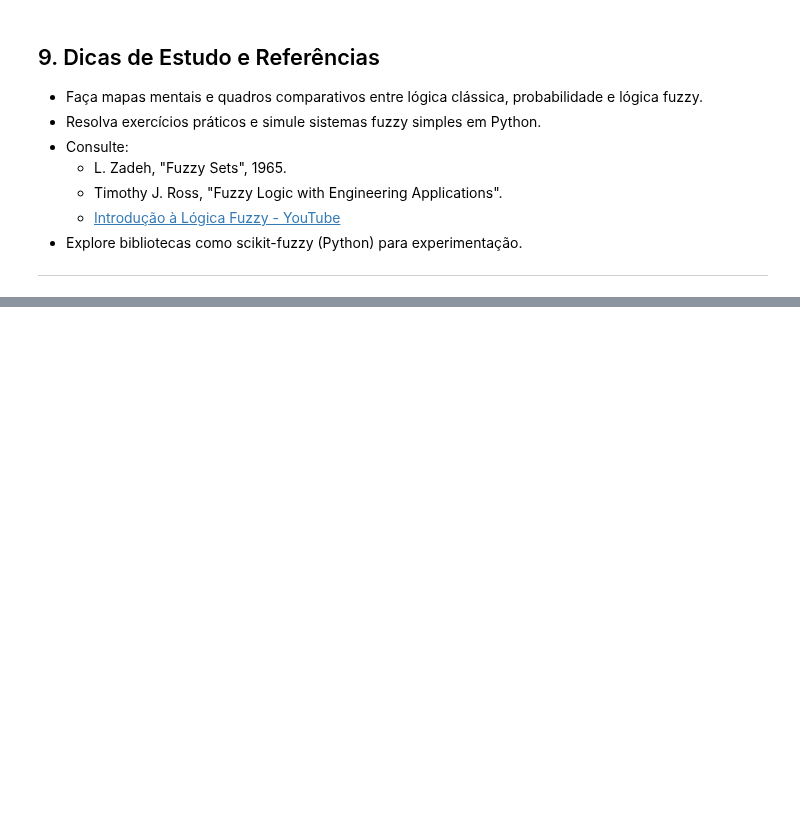
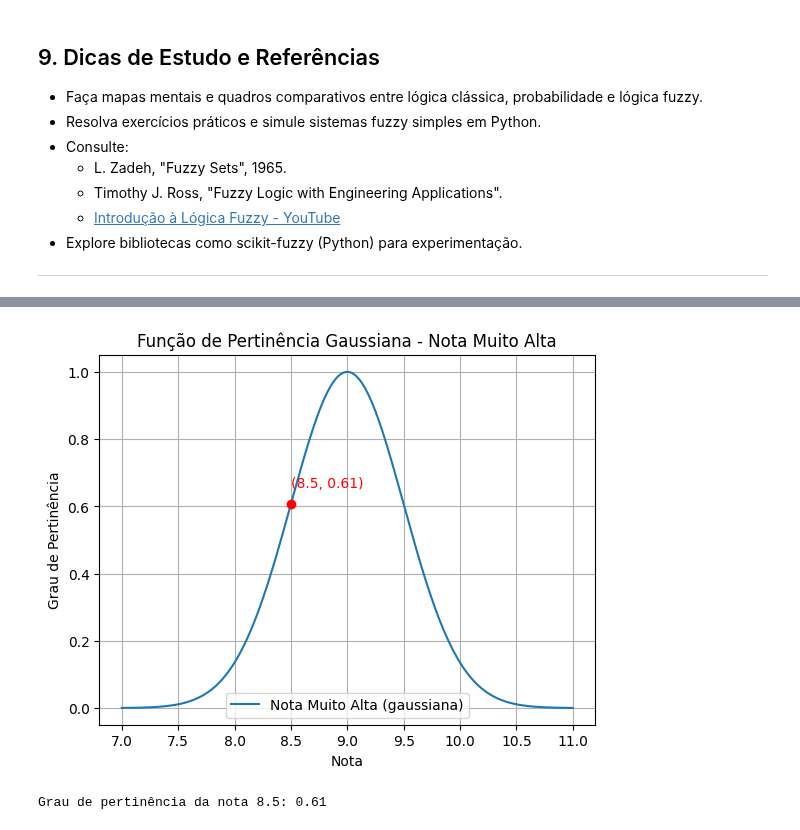
Before and after one commit to LeonardoVieiraGuimaraes/InteligenciaComputacional, a Jupyter notebook: estudoProva.ipynb, the cells around one changed output, grey strips where cells are left out. Drawn from its saved outputs; the diff is of its cells as text; code cells hidden in the pictures; blank space fills up the shorter version.

```diff
--- a/estudoProva.ipynb
+++ b/estudoProva.ipynb
@@ -261,0 +349,29 @@ Explique, com exemplos, a diferença entre probabilidade e pertinência fuzzy.
+# %%
+import numpy as np
+import matplotlib.pyplot as plt
+
+def gaussiana(x, media, sigma):
+    return np.exp(-0.5 * ((x - media)/sigma)**2)
+
+media = 9
+sigma = 0.5
+x = np.linspace(7, 11, 200)
+y = gaussiana(x, media, sigma)
+
+nota = 8.5
+pertinencia = gaussiana(nota, media, sigma)
+
+plt.plot(x, y, label='Nota Muito Alta (gaussiana)')
+plt.scatter([nota], [pertinencia], color='red', zorder=5)
+plt.text(nota, pertinencia+0.05, f'({nota}, {pertinencia:.2f})', color='red')
+plt.title('Função de Pertinência Gaussiana - Nota Muito Alta')
+plt.xlabel('Nota')
+plt.ylabel('Grau de Pertinência')
+plt.grid(True)
+plt.legend()
+plt.show()
+
+print(f"Grau de pertinência da nota {nota}: {pertinencia:.2f}")
+# %% [output]
+[figure, added]
+Grau de pertinência da nota 8.5: 0.61
```
Also changed, not shown: parts of 36 cells of this notebook, 3 other files.
